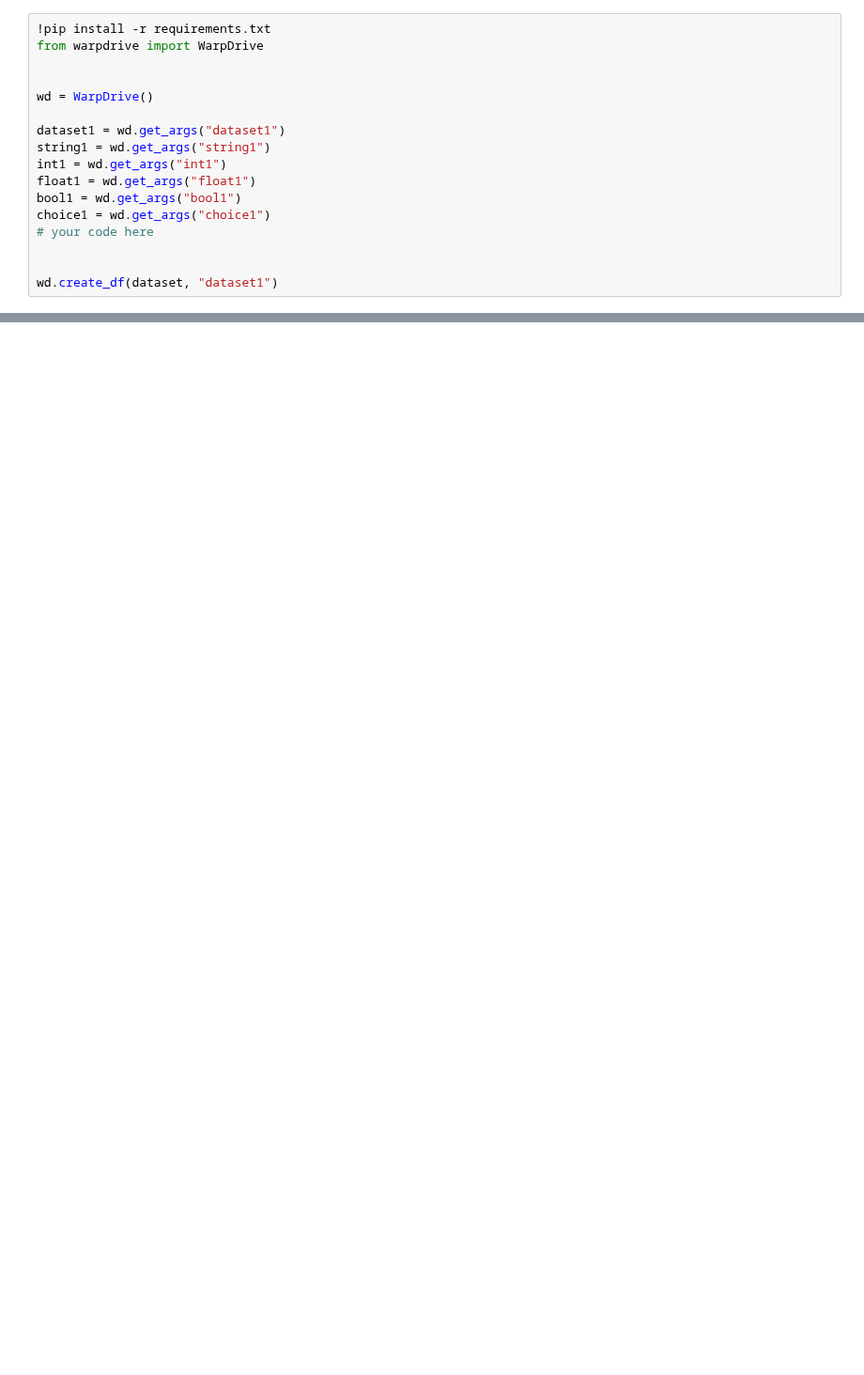
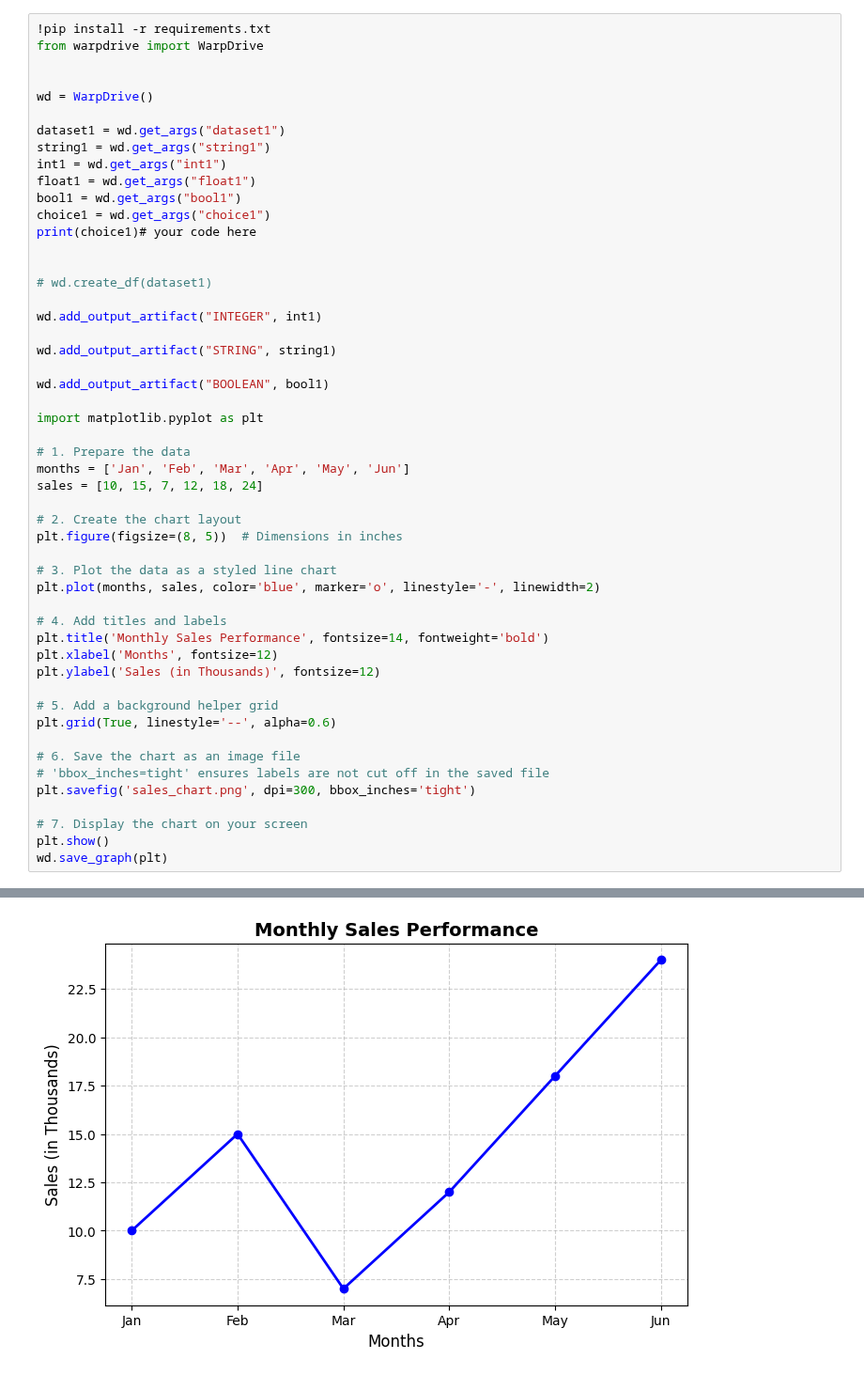
Before and after one commit to varunnj1/UDF_PUBLIC, a Jupyter notebook: main.ipynb, the cells around one changed output, grey strips where cells are left out. Shown at 94% size. Cells and saved outputs as stored; diff of their text form; blank space fills up the shorter version.

```diff
--- a/main.ipynb
+++ b/main.ipynb
@@ -11,8 +11,42 @@ int1 = wd.get_args("int1")
 float1 = wd.get_args("float1")
 bool1 = wd.get_args("bool1")
 choice1 = wd.get_args("choice1")
-# your code here
+print(choice1)# your code here
 
 
-wd.create_df(dataset, "dataset1")
+# wd.create_df(dataset1)
+
+wd.add_output_artifact("INTEGER", int1)
+
+wd.add_output_artifact("STRING", string1)
+
+wd.add_output_artifact("BOOLEAN", bool1)
+
+import matplotlib.pyplot as plt
+
+# 1. Prepare the data
+months = ['Jan', 'Feb', 'Mar', 'Apr', 'May', 'Jun']
+sales = [10, 15, 7, 12, 18, 24]
+
+# 2. Create the chart layout
+plt.figure(figsize=(8, 5))  # Dimensions in inches
+
+# 3. Plot the data as a styled line chart
+plt.plot(months, sales, color='blue', marker='o', linestyle='-', linewidth=2)
+
+# 4. Add titles and labels
+plt.title('Monthly Sales Performance', fontsize=14, fontweight='bold')
+plt.xlabel('Months', fontsize=12)
+plt.ylabel('Sales (in Thousands)', fontsize=12)
+
+# 5. Add a background helper grid
+plt.grid(True, linestyle='--', alpha=0.6)
+
+# 6. Save the chart as an image file
+# 'bbox_inches=tight' ensures labels are not cut off in the saved file
+plt.savefig('sales_chart.png', dpi=300, bbox_inches='tight')
+
+# 7. Display the chart on your screen
+plt.show()
+wd.save_graph(plt)
 # %% [output]
@@ -19,0 +61 @@ AssertionError: df must be a pandas.DataFrame instance.
+[figure, added]
```
Also changed, not shown: parts of 2 cells of this notebook, 1 other file.
